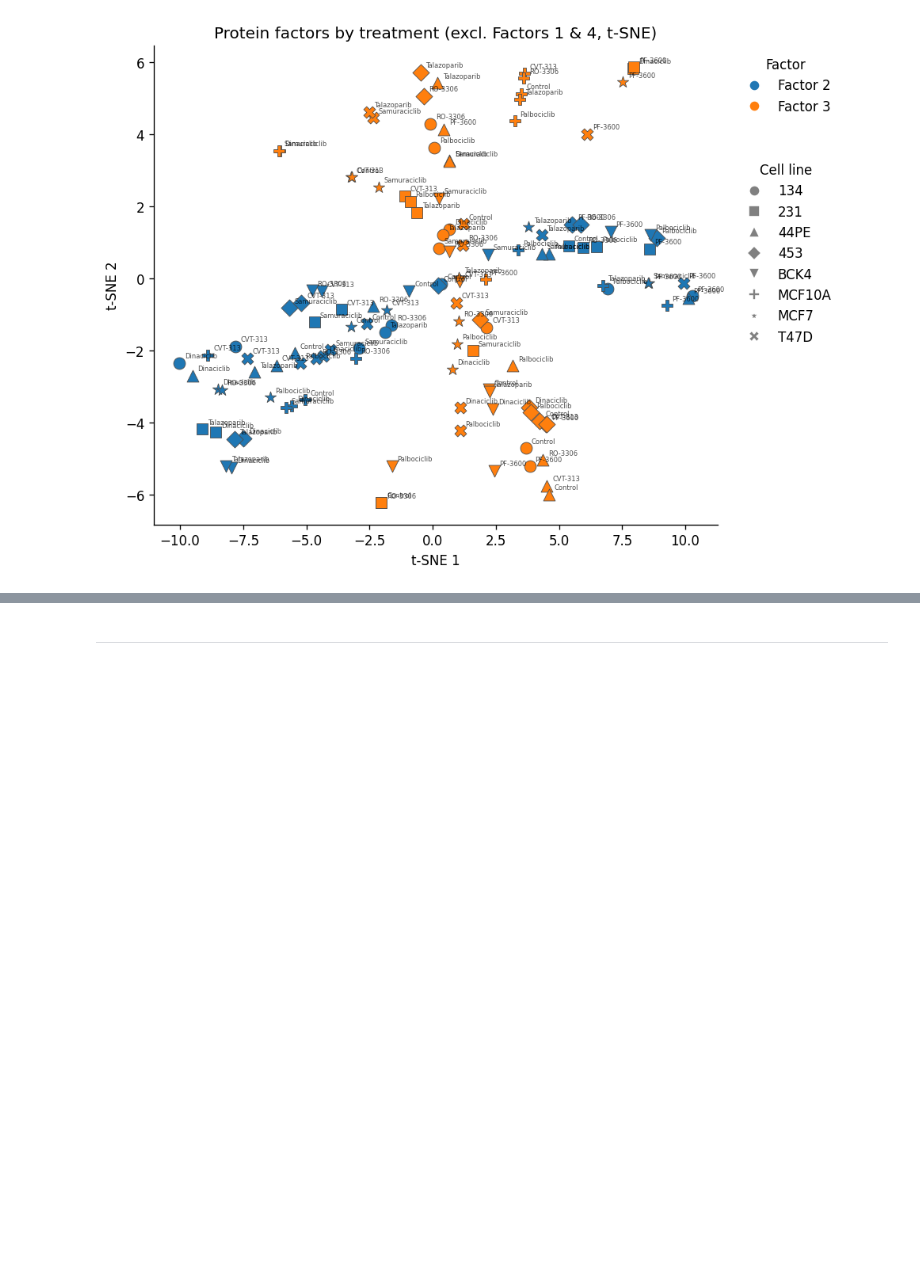
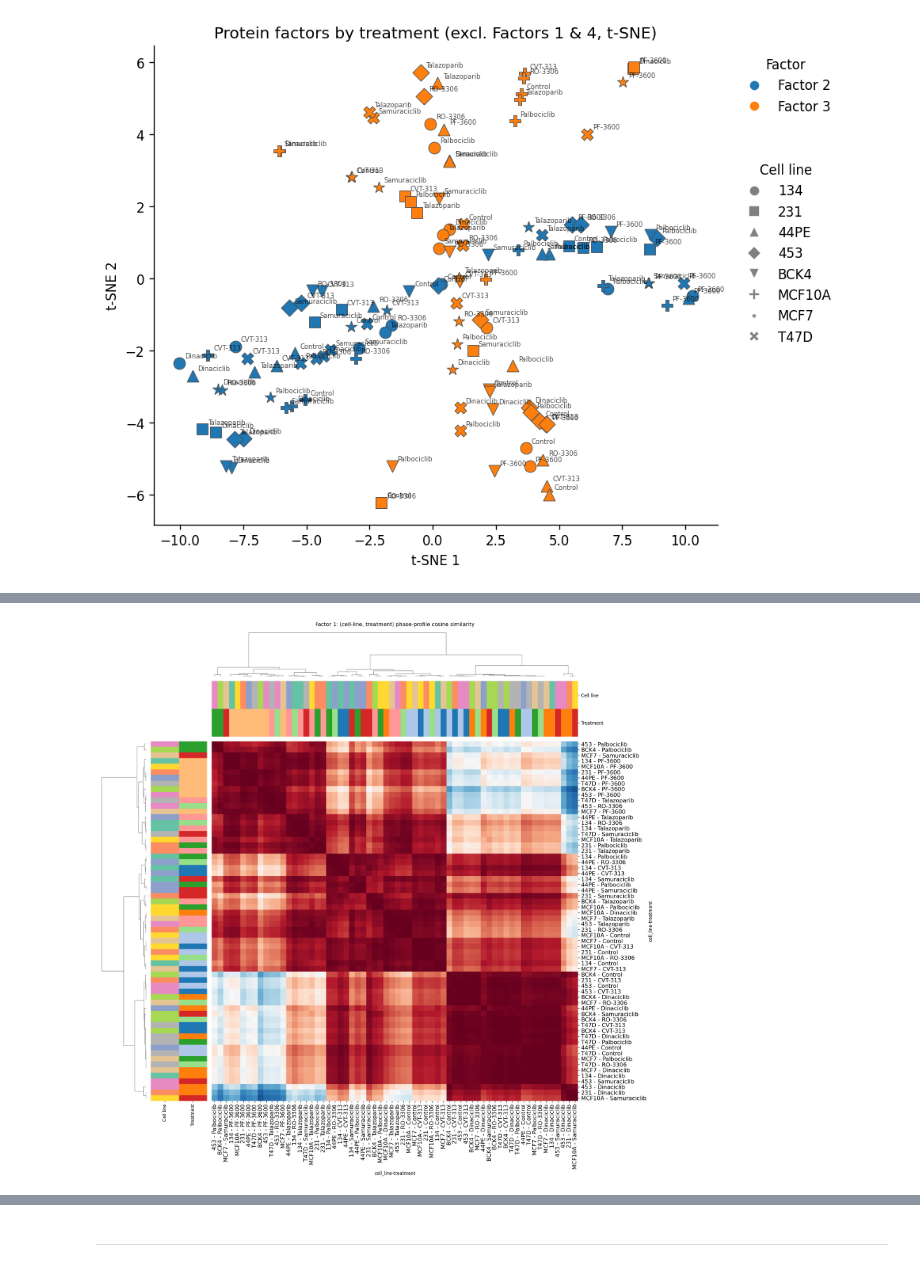
Before and after one commit to kaiwycik/tensors_and_cell_cycles, a Jupyter notebook: code/analysis__cross_cellline.ipynb, the cells around one changed output, grey strips where cells are left out. Drawn from its saved outputs; the diff is of its cells as text; code cells hidden in the pictures; blank space fills up the shorter version.

```diff
--- a/code/analysis__cross_cellline.ipynb
+++ b/code/analysis__cross_cellline.ipynb
@@ -146,3 +146,7 @@ cross_cellline_embedding(
 );
 # %% [output]
 [figure]
+# %%
+phase_profiles_df = cross_cellline_phase_profiles(cct_dict)
+print(f"Phase profiles matrix: {phase_profiles_df.shape}")
+phase_profiles_df.head(8)
@@ -148,0 +165,8 @@ cross_cellline_embedding(
+# %%
+cross_cellline_clustermap(
+    phase_profiles_df.xs("Factor 1", level="factor"),
+    annotate=False,
+    title="Factor 1: (cell-line, treatment) phase-profile cosine similarity",
+);
+# %% [output]
+[figure, added]
```
Also changed, not shown: parts of 4 cells of this notebook, 2 other files.
